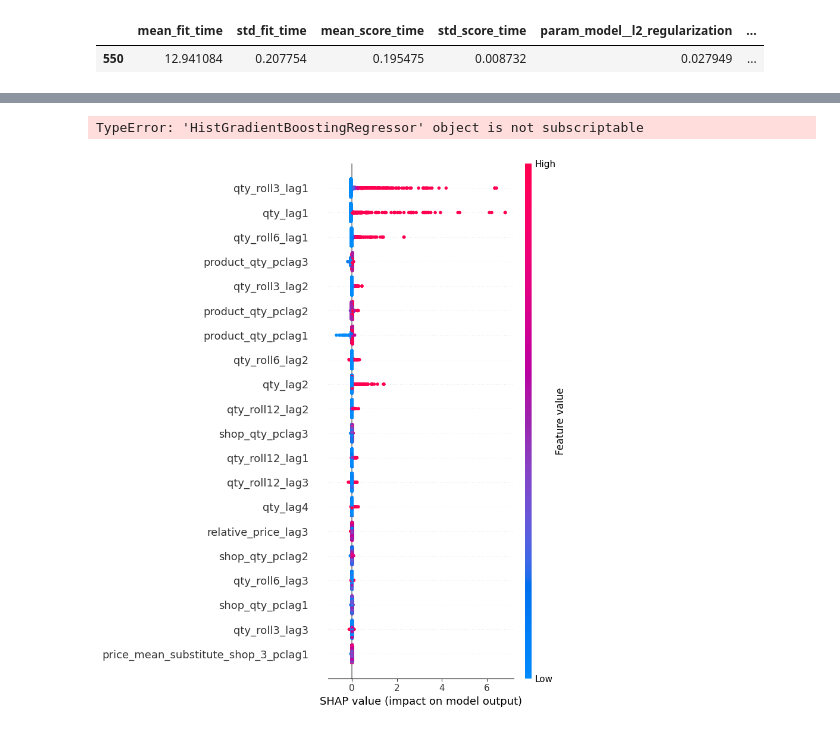
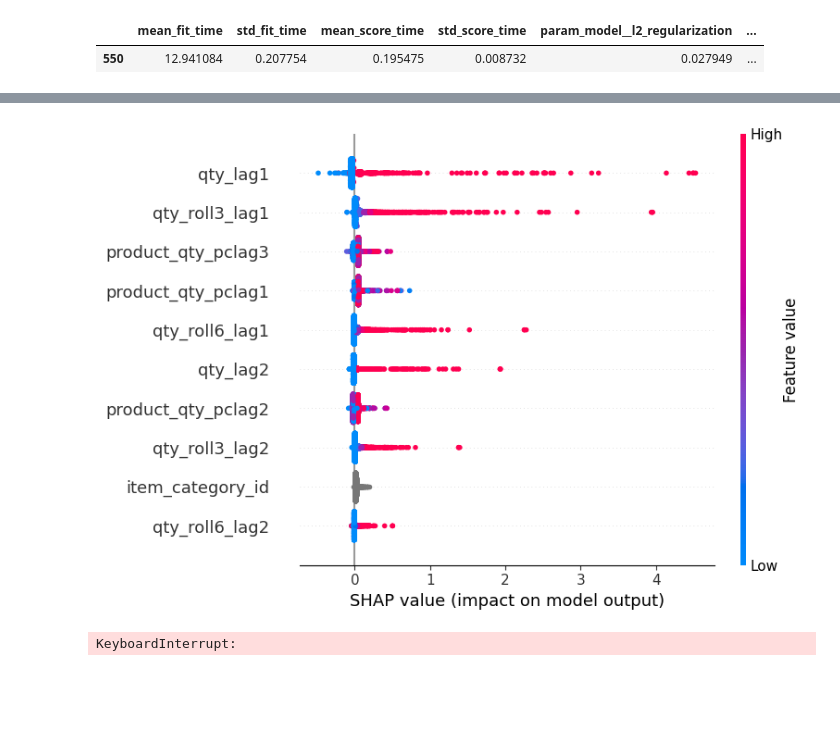
Before and after one commit to svanomm/forecasting-final-2025, a Jupyter notebook: 06 LightGBM Forecasts.ipynb, the cells around one changed output, grey strips where cells are left out. Saved outputs shown, nothing was run; the diff lists cells and outputs as text; code cells hidden in the pictures; blank space fills up the shorter version.

Commit message:
Add visualizations

```diff
--- a/06 LightGBM Forecasts.ipynb
+++ b/06 LightGBM Forecasts.ipynb
@@ -656,14 +625,15 @@ KeyboardInterrupt:
 # Now fit the best parameters to the entire reg_data for final predictions
 model = hgbr(
     categorical_features='from_dtype',
-    max_iter=10000,
+    max_iter=1000,
     l2_regularization=best_l2_regularization,
-    max_depth=best_max_depth*2,
+    max_depth=best_max_depth,
     learning_rate=best_learning_rate_secondary,
     min_samples_leaf=best_min_samples_leaf,
     max_features=best_max_features,
     early_stopping=True,
     validation_fraction=0.2,
+    max_leaf_nodes=100,
     scoring='neg_root_mean_squared_error',
     verbose=4
 )
@@ -735,34 +712,10 @@ Pipeline(steps=[('scaler', StandardScaler()),
 # %%
 # Fit the model with train data and predict on test data
-model = hgbr(
-    categorical_features='from_dtype',
-    max_iter=5000,
-    l2_regularization=best_l2_regularization,
-    max_depth=best_max_depth*2,
-    learning_rate=best_learning_rate_secondary,
-    min_samples_leaf=best_min_samples_leaf,
-    max_features=best_max_features,
-    early_stopping=True,
-    validation_fraction=0.2,
-    scoring='neg_root_mean_squared_error',
-    verbose=4
-)
+fit_train = pipeline.fit(train_data[Xcols], train_data['qty'])
 
-pipeline = Pipeline([
-     ('scaler', StandardScaler()),
-     ('model', model)
- ], verbose=True)
-
-fit = pipeline.fit(train_data[Xcols], train_data['qty'])
-
-predictions = fit.predict(test_2015_oct[Xcols])
+predictions = fit_train.predict(test_2015_oct[Xcols])
 testresults = test_2015_oct
 testresults.index = range(len(testresults))
 testresults['item_cnt_month'] = predictions
-
 testresults['item_cnt_month'].clip(0, 20, inplace=True)
-
-testresults['error'] = (testresults['qty']-testresults['item_cnt_month'])
-testresults['se']    = (testresults['qty']-testresults['item_cnt_month'])**2
-metrics.root_mean_squared_error(testresults['qty'], testresults['item_cnt_month'])
 # %% [output]
@@ -782,12 +752,14 @@ plt.show()
 # %%
-samp_train = shap.utils.sample(train_data[Xcols], 500000)
-samp_test = shap.utils.sample(test_2015_oct[Xcols], 500000)
-
-explainer = shap.TreeExplainer(fit[1],samp_train)
-shap_values = explainer.shap_values(samp_test)
+samp_test = shap.utils.sample(test_2015_oct[Xcols], 5000)
-# %% [output]
-TypeError: 'HistGradientBoostingRegressor' object is not subscriptable
+# %%
+explainer = shap.TreeExplainer(fit_train[1])
+shap_values = explainer.shap_values(samp_test)
+shap_values2 = explainer(samp_test)
 # %%
-shap.summary_plot(shap_values,samp_test)
+shapley_plot=shap.summary_plot(shap_values,samp_test, max_display=10)
 # %% [output]
-[figure, old version]
+[figure, new version]
+# %%
+shap.plots.heatmap(explainer(samp_test[:100]))
+# %% [output]
+KeyboardInterrupt:
```
Also changed, not shown: parts of 17 cells of this notebook.
